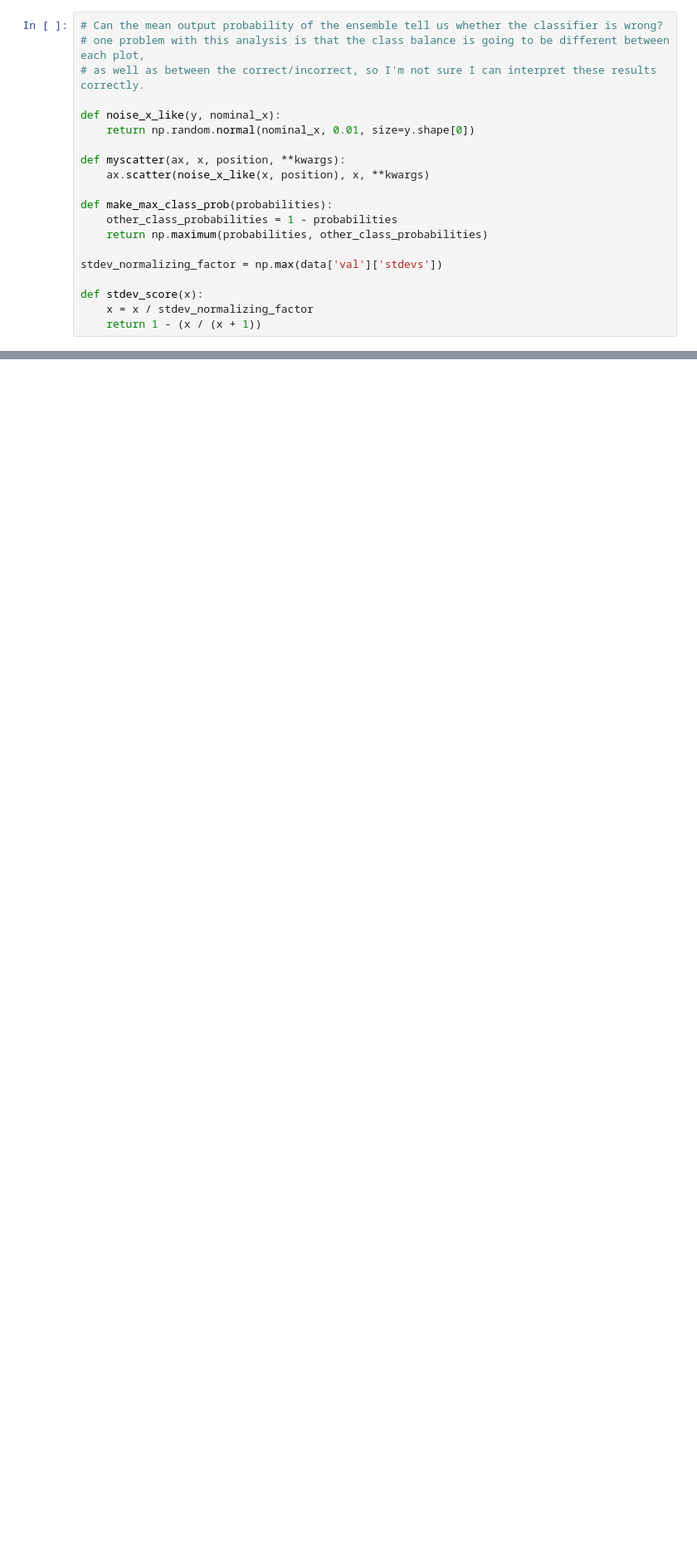
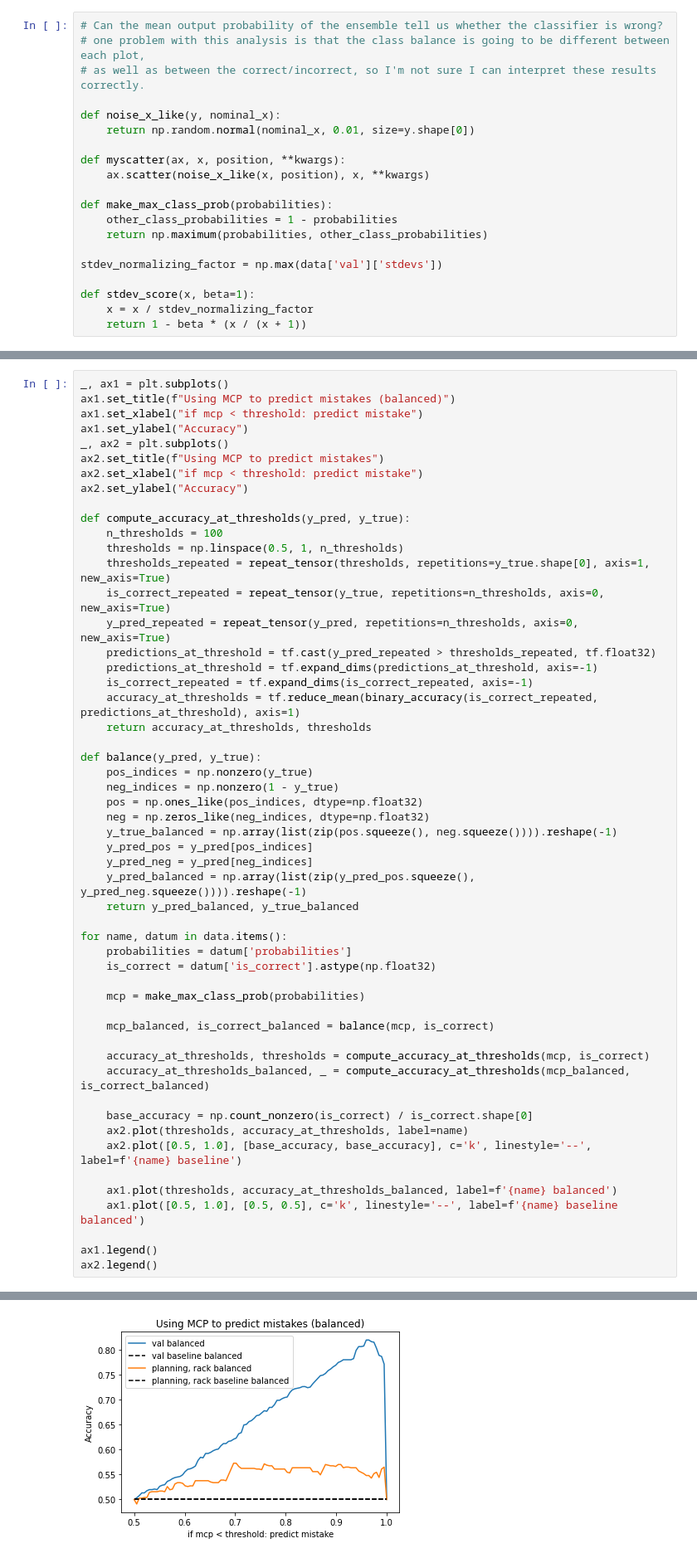
Before and after one commit to UM-ARM-Lab/data-augmentation-for-manipulation, a Jupyter notebook: link_bot_classifiers/notebooks/Inspect Classifier.ipynb, the cells around one changed output, grey strips where cells are left out. Shown at 83% size. Drawn from its saved outputs; the diff is of its cells as text; blank space fills up the shorter version.

```diff
--- a/link_bot_classifiers/notebooks/Inspect Classifier.ipynb
+++ b/link_bot_classifiers/notebooks/Inspect Classifier.ipynb
@@ -64,7 +68,7 @@ def make_max_class_prob(probabilities):
 
 stdev_normalizing_factor = np.max(data['val']['stdevs'])
 
-def stdev_score(x):
+def stdev_score(x, beta=1):
     x = x / stdev_normalizing_factor
-    return 1 - (x / (x + 1))
+    return 1 - beta * (x / (x + 1))
 # %%
@@ -202,3 +237,57 @@ ax.set_ylabel("score");
 plt.savefig("ood_from_score.jpeg")
 # %% [output]
 [figure]
+# %%
+_, ax1 = plt.subplots()
+ax1.set_title(f"Using MCP to predict mistakes (balanced)")
+ax1.set_xlabel("if mcp < threshold: predict mistake")
+ax1.set_ylabel("Accuracy")
+_, ax2 = plt.subplots()
+ax2.set_title(f"Using MCP to predict mistakes")
+ax2.set_xlabel("if mcp < threshold: predict mistake")
+ax2.set_ylabel("Accuracy")
+
+def compute_accuracy_at_thresholds(y_pred, y_true):
+    n_thresholds = 100
+    thresholds = np.linspace(0.5, 1, n_thresholds)
+    thresholds_repeated = repeat_tensor(thresholds, repetitions=y_true.shape[0], axis=1, new_axis=True)
+    is_correct_repeated = repeat_tensor(y_true, repetitions=n_thresholds, axis=0, new_axis=True)
+    y_pred_repeated = repeat_tensor(y_pred, repetitions=n_thresholds, axis=0, new_axis=True)
+    predictions_at_threshold = tf.cast(y_pred_repeated > thresholds_repeated, tf.float32)
+    predictions_at_threshold = tf.expand_dims(predictions_at_threshold, axis=-1)
+    is_correct_repeated = tf.expand_dims(is_correct_repeated, axis=-1)
+    accuracy_at_thresholds = tf.reduce_mean(binary_accuracy(is_correct_repeated, predictions_at_threshold), axis=1)
+    return accuracy_at_thresholds, thresholds
+
+def balance(y_pred, y_true):
+    pos_indices = np.nonzero(y_true)
+    neg_indices = np.nonzero(1 - y_true)
+    pos = np.ones_like(pos_indices, dtype=np.float32)
+    neg = np.zeros_like(neg_indices, dtype=np.float32)
+    y_true_balanced = np.array(list(zip(pos.squeeze(), neg.squeeze()))).reshape(-1)
+    y_pred_pos = y_pred[pos_indices]
+    y_pred_neg = y_pred[neg_indices]
+    y_pred_balanced = np.array(list(zip(y_pred_pos.squeeze(), y_pred_neg.squeeze()))).reshape(-1)
+    return y_pred_balanced, y_true_balanced
+
+for name, datum in data.items():
+    probabilities = datum['probabilities']
+    is_correct = datum['is_correct'].astype(np.float32)
+
+    mcp = make_max_class_prob(probabilities)
+
+    mcp_balanced, is_correct_balanced = balance(mcp, is_correct)
+
+    accuracy_at_thresholds, thresholds = compute_accuracy_at_thresholds(mcp, is_correct)
+    accuracy_at_thresholds_balanced, _ = compute_accuracy_at_thresholds(mcp_balanced, is_correct_balanced)
+
+    base_accuracy = np.count_nonzero(is_correct) / is_correct.shape[0]
+    ax2.plot(thresholds, accuracy_at_thresholds, label=name)
+    ax2.plot([0.5, 1.0], [base_accuracy, base_accuracy], c='k', linestyle='--', label=f'{name} baseline')
+
+    ax1.plot(thresholds, accuracy_at_thresholds_balanced, label=f'{name} balanced')
+    ax1.plot([0.5, 1.0], [0.5, 0.5], c='k', linestyle='--', label=f'{name} baseline balanced')
+
+ax1.legend()
+ax2.legend()
+# %% [output]
@@ -204,0 +295 @@ plt.savefig("ood_from_score.jpeg")
+[figure, added]
```
Also changed, not shown: parts of 8 cells of this notebook, 4 other files.
